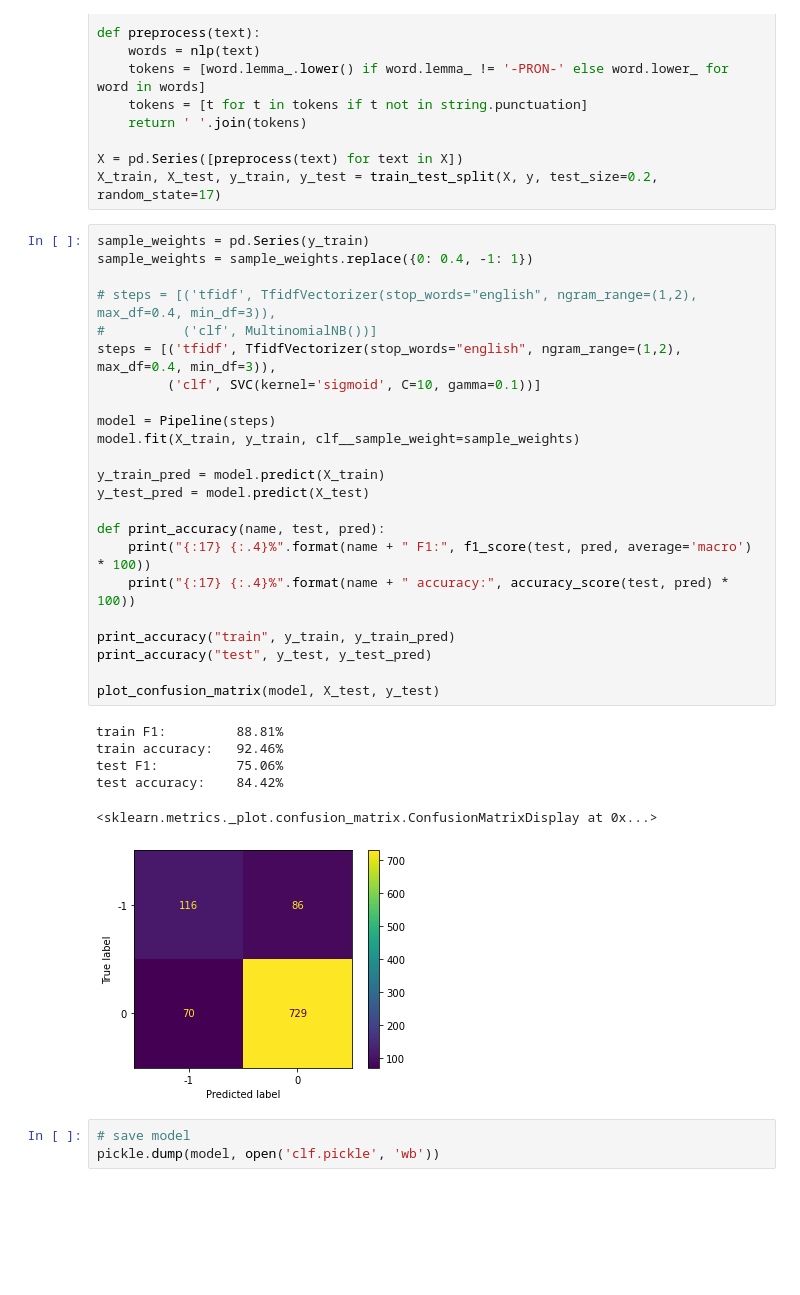
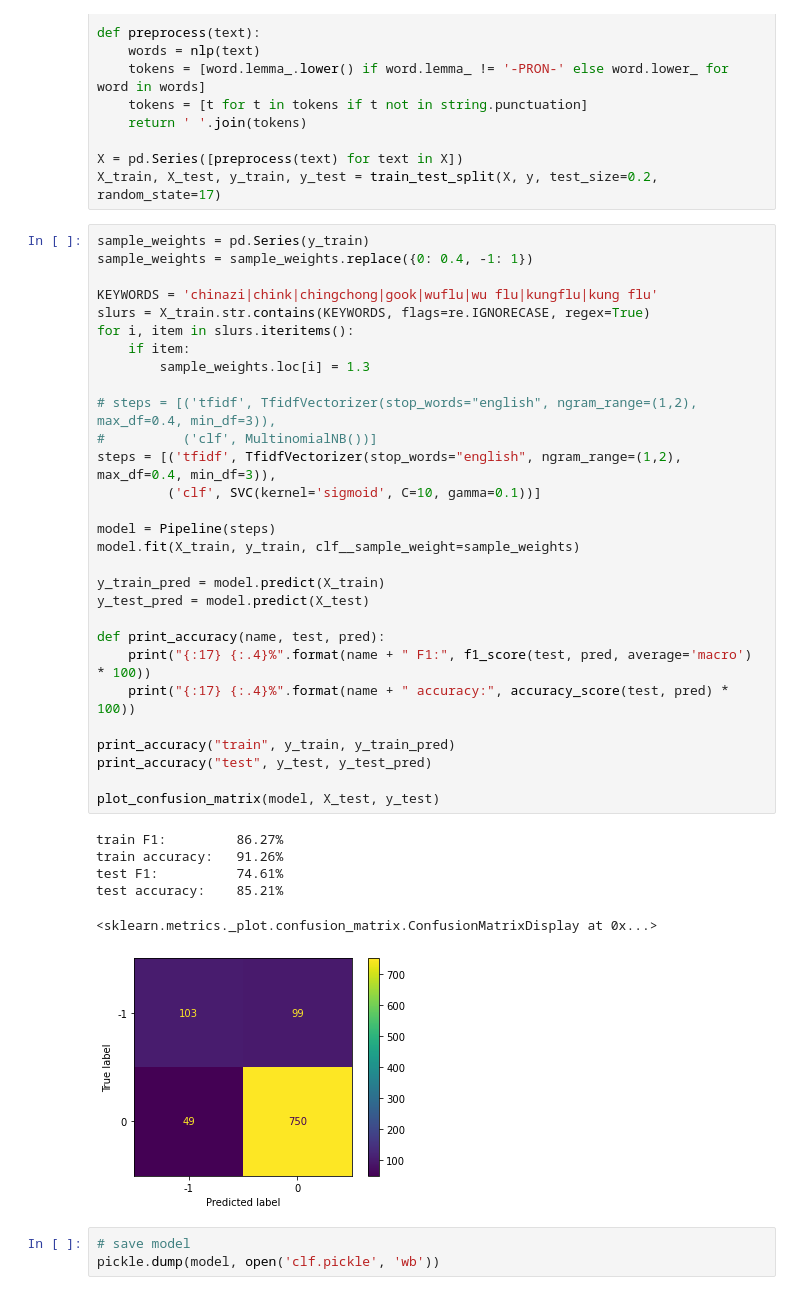
Before and after one commit to Coronavirus-Visualization-Team/covid19-xenophobia, a Jupyter notebook: sentiment-analysis/classifier.ipynb, the cells around one changed output. Drawn from its saved outputs; the diff is of its cells as text; blank space fills up the shorter version.

Commit message:
udpate weights and pipeline

```diff
--- a/sentiment-analysis/classifier.ipynb
+++ b/sentiment-analysis/classifier.ipynb
@@ -30,33 +31,39 @@ X_train, X_test, y_train, y_test = train_test_split(X, y, test_size=0.2, random_
 # %%
 sample_weights = pd.Series(y_train)
 sample_weights = sample_weights.replace({0: 0.4, -1: 1})
+
+KEYWORDS = 'chinazi|chink|chingchong|gook|wuflu|wu flu|kungflu|kung flu'
+slurs = X_train.str.contains(KEYWORDS, flags=re.IGNORECASE, regex=True)
+for i, item in slurs.iteritems():
+    if item:
+        sample_weights.loc[i] = 1.3
 
 # steps = [('tfidf', TfidfVectorizer(stop_words="english", ngram_range=(1,2), max_df=0.4, min_df=3)),
 #          ('clf', MultinomialNB())]
 steps = [('tfidf', TfidfVectorizer(stop_words="english", ngram_range=(1,2), max_df=0.4, min_df=3)),
          ('clf', SVC(kernel='sigmoid', C=10, gamma=0.1))]
 
 model = Pipeline(steps)
 model.fit(X_train, y_train, clf__sample_weight=sample_weights)
 
 y_train_pred = model.predict(X_train)
 y_test_pred = model.predict(X_test)
 
 def print_accuracy(name, test, pred):
     print("{:17} {:.4}%".format(name + " F1:", f1_score(test, pred, average='macro') * 100))
     print("{:17} {:.4}%".format(name + " accuracy:", accuracy_score(test, pred) * 100))
 
 print_accuracy("train", y_train, y_train_pred)
 print_accuracy("test", y_test, y_test_pred)
 
 plot_confusion_matrix(model, X_test, y_test)
 # %% [output]
-train F1:         88.81%
-train accuracy:   92.46%
-test F1:          75.06%
-test accuracy:    84.42%
+train F1:         86.27%
+train accuracy:   91.26%
+test F1:          74.61%
+test accuracy:    85.21%
 <sklearn.metrics._plot.confusion_matrix.ConfusionMatrixDisplay at 0x...>
-[figure, old version]
+[figure, new version]
 # %%
 # save model
 pickle.dump(model, open('clf.pickle', 'wb'))
```
Also changed, not shown: parts of 1 cell of this notebook, 4 other files.
